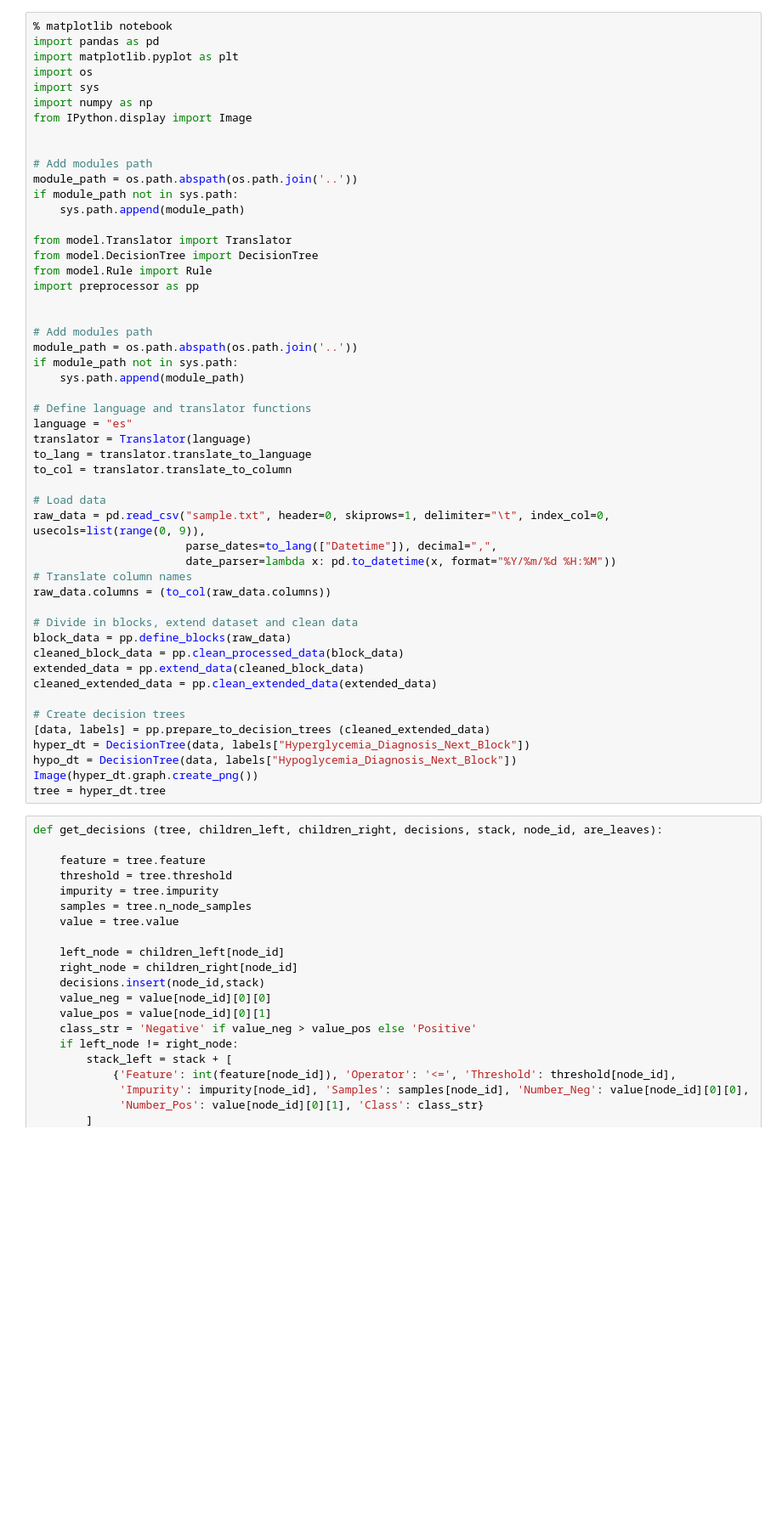
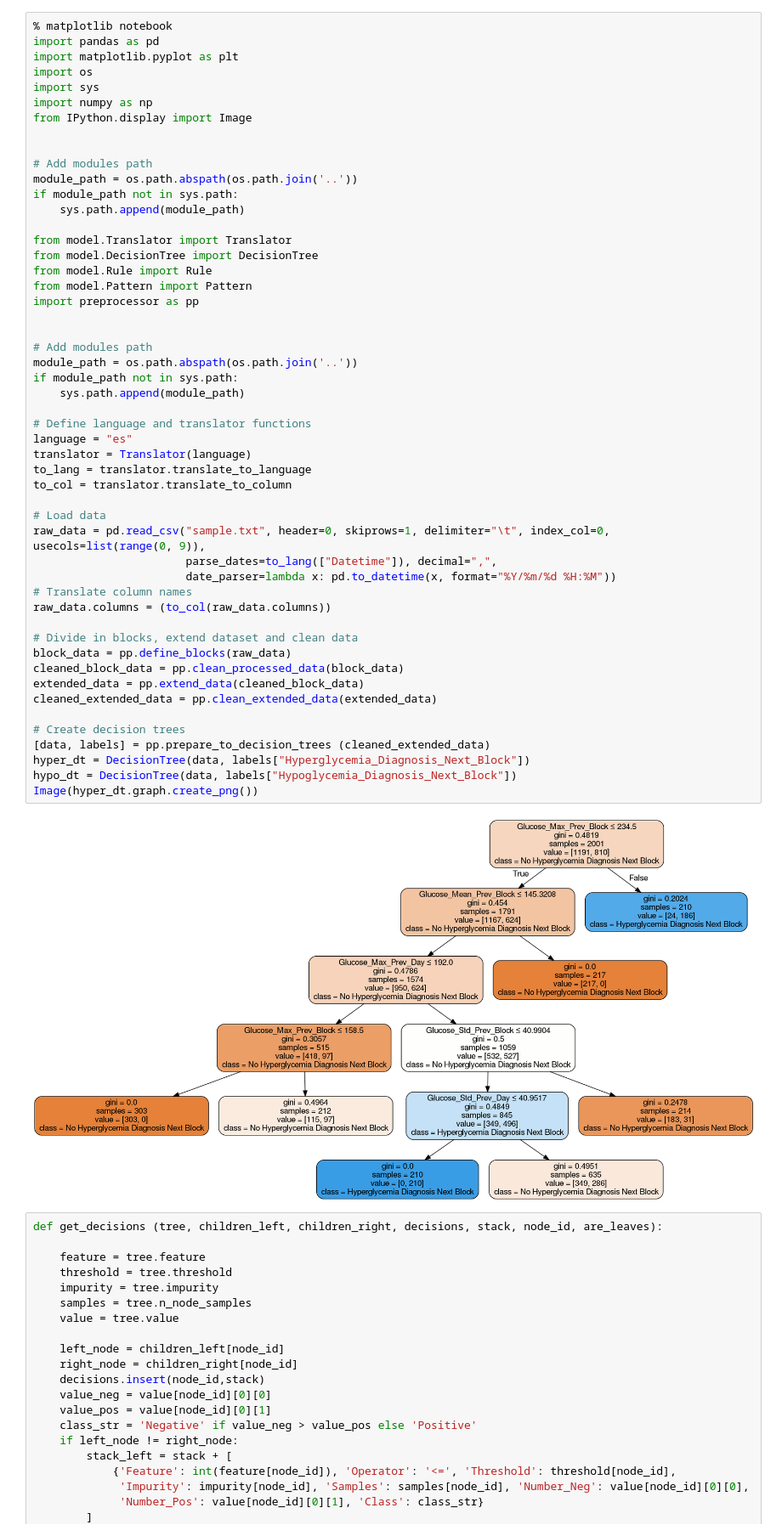
Before and after one commit to franloza/Glycemic-Patterns, a Jupyter notebook: notebooks/10.extracting_patterns_2.ipynb, the cells around one changed output. Shown at 85% size. Cells and saved outputs as stored; diff of their text form; blank space fills up the shorter version.

Commit message:
Creating patterns

```diff
--- a/notebooks/10.extracting_patterns_2.ipynb
+++ b/notebooks/10.extracting_patterns_2.ipynb
@@ -16,39 +16,41 @@ if module_path not in sys.path:
 from model.Translator import Translator
 from model.DecisionTree import DecisionTree
 from model.Rule import Rule
+from model.Pattern import Pattern
 import preprocessor as pp
 
 
 # Add modules path
 module_path = os.path.abspath(os.path.join('..'))
 if module_path not in sys.path:
     sys.path.append(module_path)
 
 # Define language and translator functions
 language = "es"
 translator = Translator(language)
 to_lang = translator.translate_to_language
 to_col = translator.translate_to_column
 
 # Load data
 raw_data = pd.read_csv("sample.txt", header=0, skiprows=1, delimiter="\t", index_col=0, usecols=list(range(0, 9)),
                        parse_dates=to_lang(["Datetime"]), decimal=",",
                        date_parser=lambda x: pd.to_datetime(x, format="%Y/%m/%d %H:%M"))
 # Translate column names
 raw_data.columns = (to_col(raw_data.columns))
 
 # Divide in blocks, extend dataset and clean data
 block_data = pp.define_blocks(raw_data)
 cleaned_block_data = pp.clean_processed_data(block_data)
 extended_data = pp.extend_data(cleaned_block_data)
 cleaned_extended_data = pp.clean_extended_data(extended_data)
 
 # Create decision trees
 [data, labels] = pp.prepare_to_decision_trees (cleaned_extended_data)
 hyper_dt = DecisionTree(data, labels["Hyperglycemia_Diagnosis_Next_Block"])
 hypo_dt = DecisionTree(data, labels["Hypoglycemia_Diagnosis_Next_Block"])
 Image(hyper_dt.graph.create_png())
-tree = hyper_dt.tree
+# %% [output]
+[figure, added]
 # %%
 def get_decisions (tree, children_left, children_right, decisions, stack, node_id, are_leaves):
 
```
Also changed, not shown: parts of 3 cells of this notebook, 3 other files.
